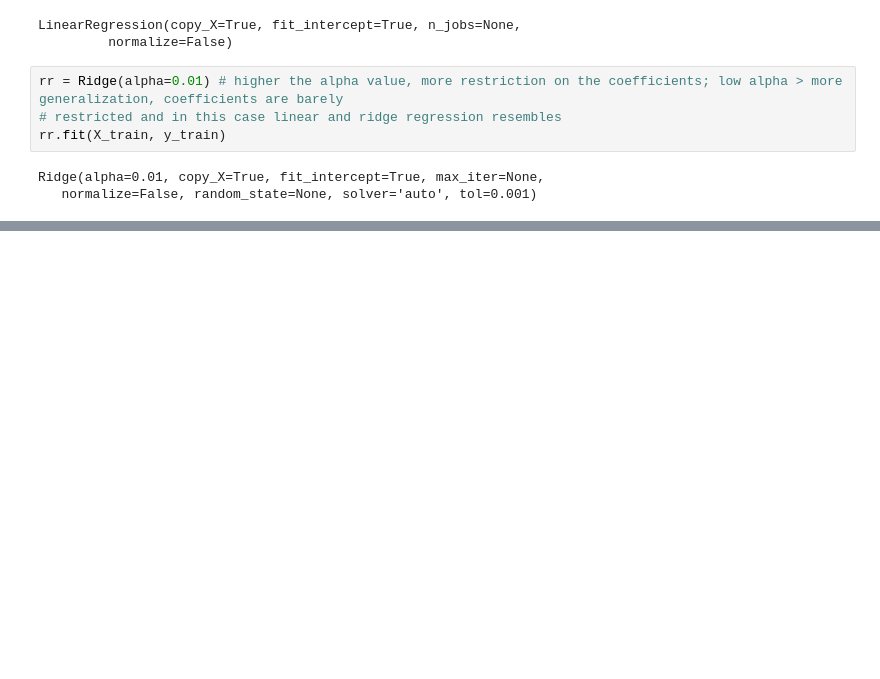
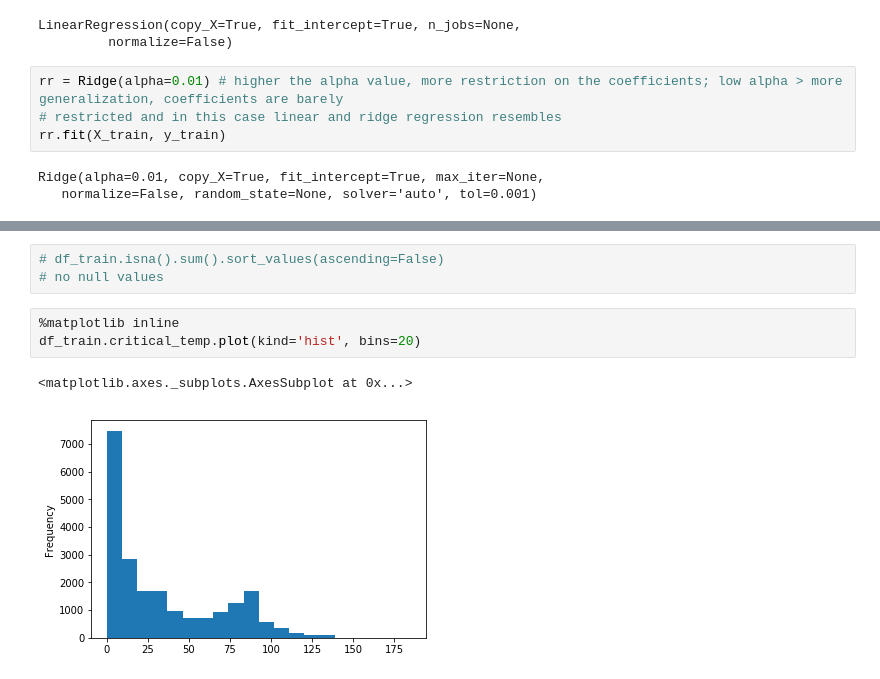
Before and after one commit to ayang2012/Superconductor_ML, a Jupyter notebook: Superconductor_ML.ipynb, the cells around one changed output, grey strips where cells are left out. Saved outputs shown, nothing was run; the diff lists cells and outputs as text; blank space fills up the shorter version.

```diff
--- a/Superconductor_ML.ipynb
+++ b/Superconductor_ML.ipynb
@@ -228,0 +243,9 @@ r^2 on test data : 0.240498
+# %%
+# df_train.isna().sum().sort_values(ascending=False)
+# no null values
+# %%
+%matplotlib inline
+df_train.critical_temp.plot(kind='hist', bins=20)
+# %% [output]
+<matplotlib.axes._subplots.AxesSubplot at 0x...>
+[figure, added]
```
Also changed, not shown: parts of 17 cells of this notebook.
